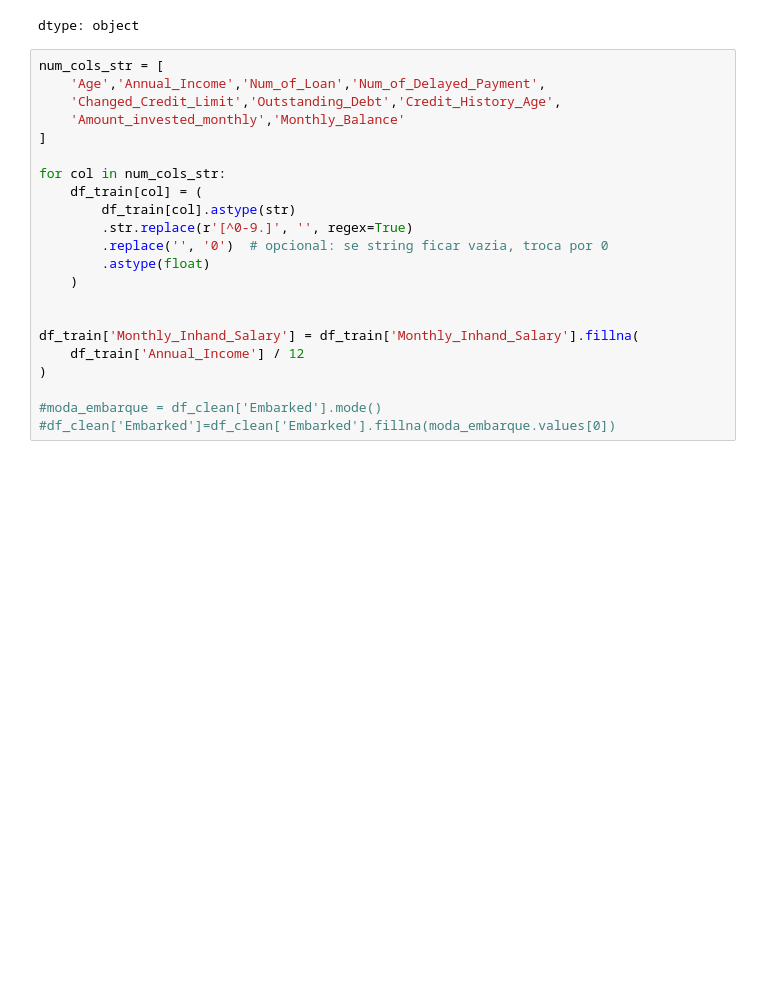
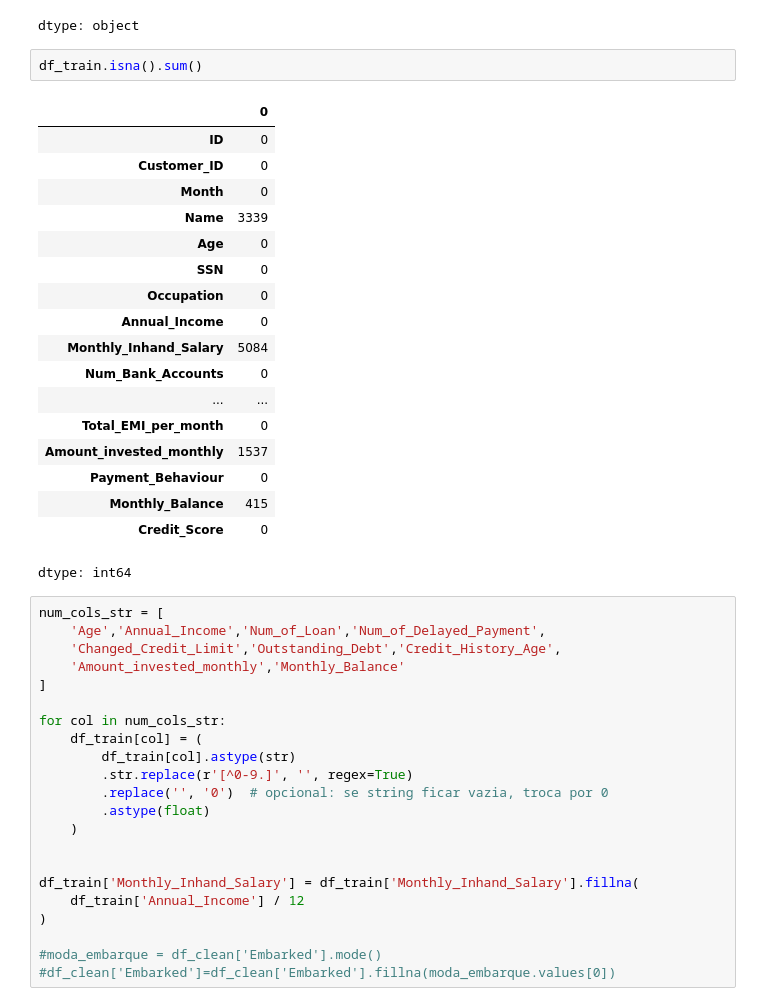
Before and after one commit to Diogc8/Samsung, a Jupyter notebook: Chapter 5 - Responsible AI/Exercise Notebook.ipynb, the cells around one changed output. Drawn from its saved outputs; the diff is of its cells as text; blank space fills up the shorter version.

```diff
--- a/Chapter 5 - Responsible AI/Exercise Notebook.ipynb
+++ b/Chapter 5 - Responsible AI/Exercise Notebook.ipynb
@@ -126,6 +126,27 @@ df_train.dtypes
 | Monthly_Balance | object |
 | Credit_Score | object |
 dtype: object
+# %%
+df_train.isna().sum()
+# %% [output]
+|  | 0 |
+| ID | 0 |
+| Customer_ID | 0 |
+| Month | 0 |
+| Name | 3339 |
+| Age | 0 |
+| SSN | 0 |
+| Occupation | 0 |
+| Annual_Income | 0 |
+| Monthly_Inhand_Salary | 5084 |
+| Num_Bank_Accounts | 0 |
+| ... | ... |
+| Total_EMI_per_month | 0 |
+| Amount_invested_monthly | 1537 |
+| Payment_Behaviour | 0 |
+| Monthly_Balance | 415 |
+| Credit_Score | 0 |
+dtype: int64
 # %%
 num_cols_str = [
     'Age','Annual_Income','Num_of_Loan','Num_of_Delayed_Payment',
```
Also changed, not shown: parts of 1 cell of this notebook.
